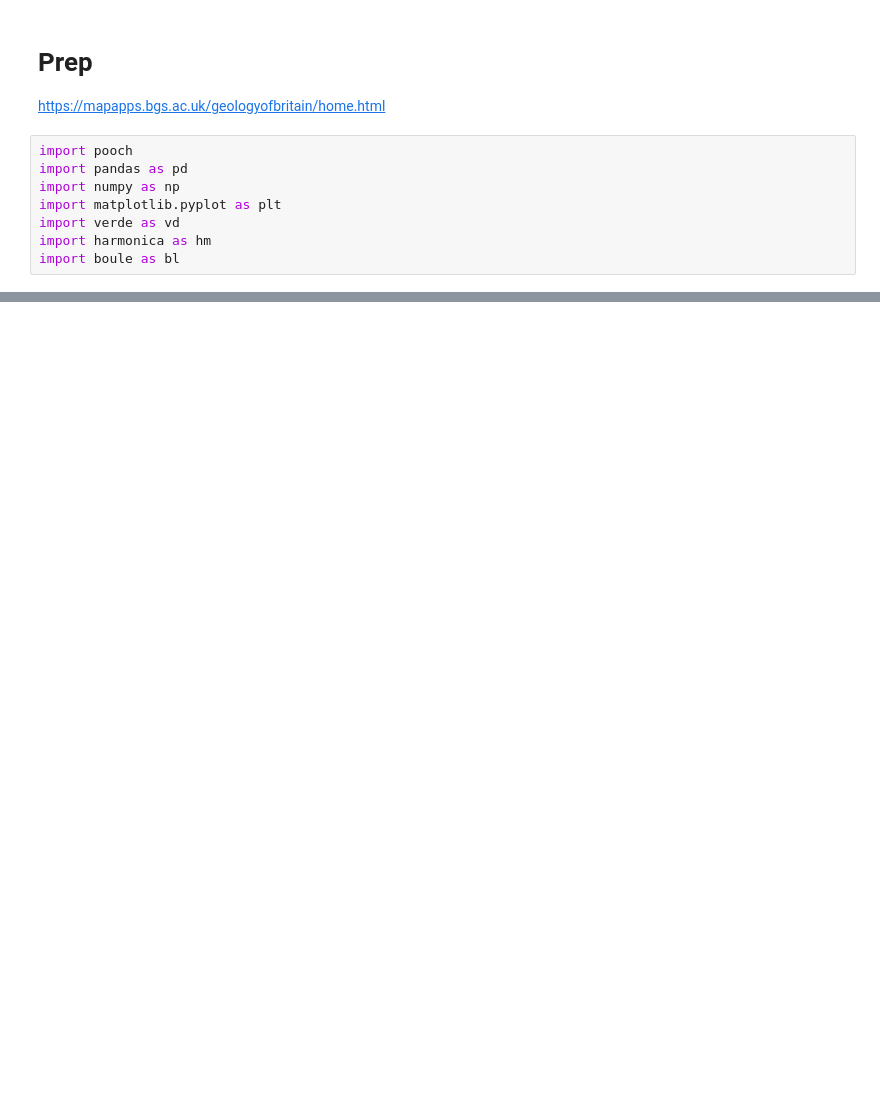
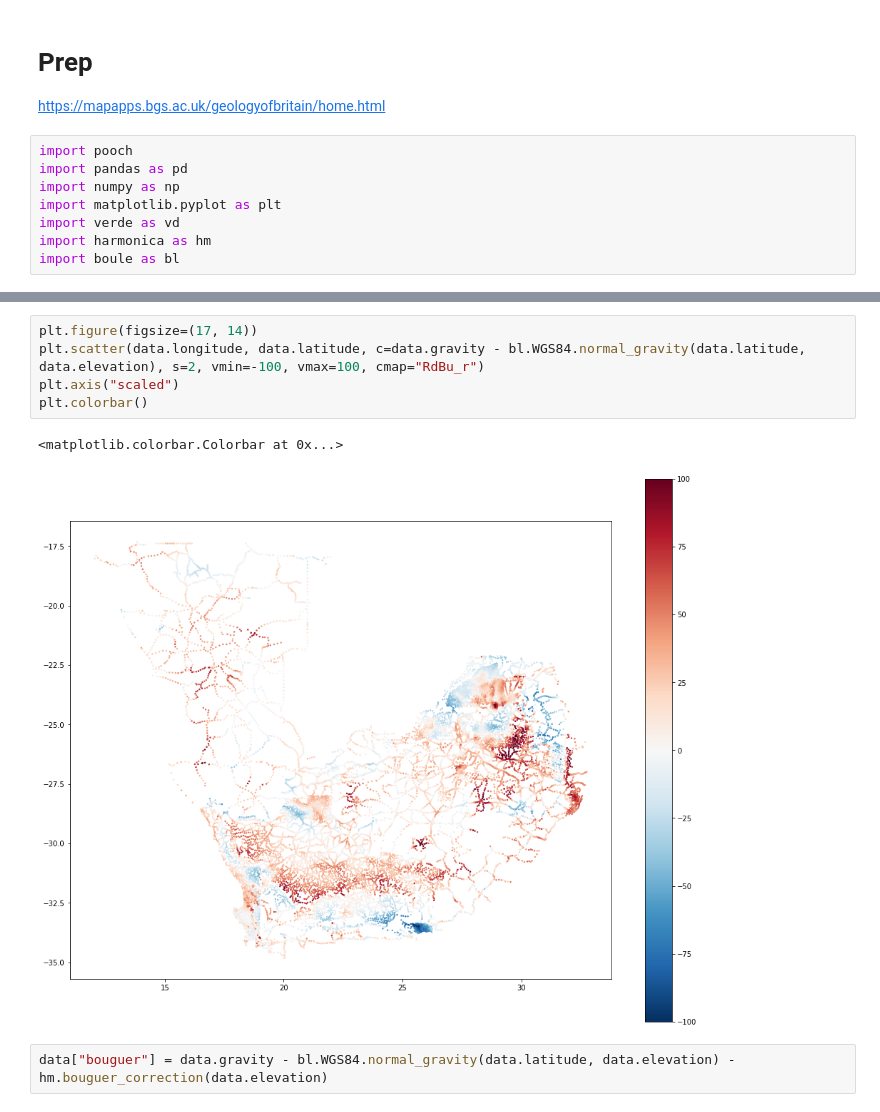
Before and after one commit to leouieda/gravity-processing, a Jupyter notebook: code/prepare-synthetic-data.ipynb, the cells around one changed output, grey strips where cells are left out. Cells and saved outputs as stored; diff of their text form; blank space fills up the shorter version.

```diff
--- a/code/prepare-synthetic-data.ipynb
+++ b/code/prepare-synthetic-data.ipynb
@@ -45,0 +31,10 @@ Index(['SURVEY_AREA', 'STATION_ID', 'STATION_CODE', 'LATITUDE', 'LONGITUDE',
+# %%
+plt.figure(figsize=(17, 14))
+plt.scatter(data.longitude, data.latitude, c=data.gravity - bl.WGS84.normal_gravity(data.latitude, data.elevation), s=2, vmin=-100, vmax=100, cmap="RdBu_r")
+plt.axis("scaled")
+plt.colorbar()
+# %% [output]
+<matplotlib.colorbar.Colorbar at 0x...>
+[figure, added]
+# %%
+data["bouguer"] = data.gravity - bl.WGS84.normal_gravity(data.latitude, data.elevation) - hm.bouguer_correction(data.elevation)
```
Also changed, not shown: parts of 16 cells of this notebook.
